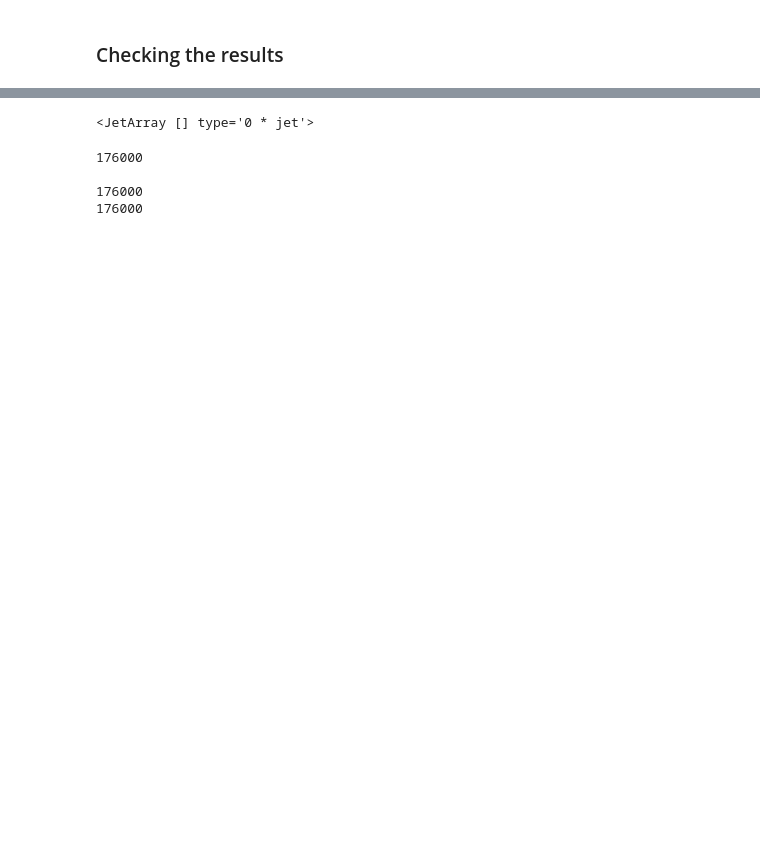
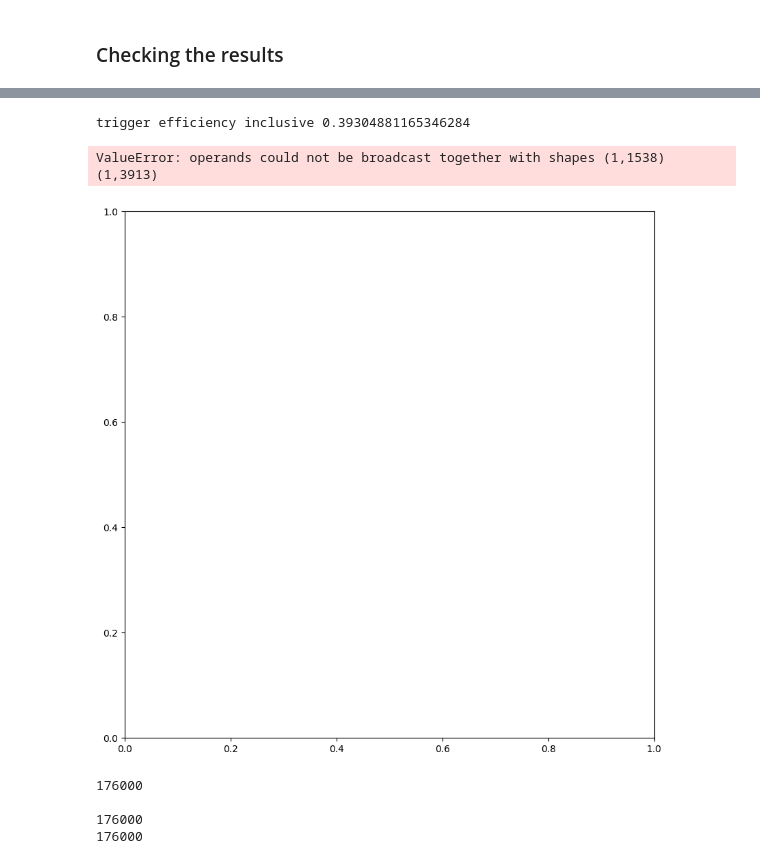
Before and after one commit to Raffaella07/pocket_coffea, a Jupyter notebook: notebooks/matching_ggHBB.ipynb, the cells around one changed output, grey strips where cells are left out. Cells and saved outputs as stored; diff of their text form; code cells hidden in the pictures; blank space fills up the shorter version.

```diff
--- a/notebooks/matching_ggHBB.ipynb
+++ b/notebooks/matching_ggHBB.ipynb
@@ -21,19 +19,16 @@ TypeError: Invalid file type (<class 'list'>)
 # %%
 ievt = 0
+mask_HLT = events.HLT.Mu9_IP6_part0 ==1
+trig_events = events[mask_HLT]
 # %%
 #load_ext snakeviz
 # %%
 #timeit
 #selects gen b quarks with at least a muon child
-isOutgoing = events.GenPart.status == 1
 
-muonChild = (abs(ak.any(events.GenPart.children.pdgId))==13)
-eleChild = abs(ak.any(events.GenPart.children.pdgId))==11
-bquarks = events.GenPart[isB & isOutgoing ]
-
+def get_b(events):
 
 # Select b-quarks at Gen level, coming from H->bb decay
-if dataset == 'ggHTobb':
 
     #It is a b quark
     isB = abs(events.GenPart.pdgId) == 5
@@ -46,8 +41,10 @@ if dataset == 'ggHTobb':
     hasHardMother = events.GenPart[events.GenPart.genPartIdxMother].hasFlags(['fromHardProcess'])
 
     #apply mask to GenParticles
-    bquarks = events.GenPart[isB & hasHmother & hasMuonChildren]
+    bquarks = events.GenPart[isB & hasHmother & ak.any(abs(events.GenPart.children.pdgId)==13)]
 
     # Sort b-quarks by pt
     bquarks = ak.with_name(bquarks[ak.argsort(bquarks.pt, ascending=False)], name='PtEtaPhiMCandidate')
-    print(bquarks.pt)
+    print(len(bquarks.pt))
+
+    return bquarks
@@ -197,6 +181,7 @@ def get_valid_pairs_index(idx_quark, idx_jets, builder):
 # %%
 def get_dijet(jets, transverse=False):
 
+  #  print(jets.fields)
     fields = {
         "pt": -1,
         "eta": 1000,
@@ -208,14 +193,16 @@ def get_dijet(jets, transverse=False):
 
     njets = ak.num(jets[~ak.is_none(jets, axis=1)])
 
-
+    #print(len(jets[ak.num(jets[~ak.is_none(jets, axis=1)])>0]))
 
     jj = jets[:,0] + jets[:,1]
-    jet1 = jets[:,1]
-
-    jet2 = jets[:,1]
+    jet1 = jets[:,0]
+  #  print(jet1)
+    jet2 =  jets[:,1]
+   # print(jet2)
     deltaR = jet1.delta_r(jet2)
 
+   # print(deltaR[0:100])
 
     for var in fields.keys():
 
@@ -230,6 +217,13 @@ def get_dijet(jets, transverse=False):
     dijets = ak.zip(fields, with_name="PtEtaPhiMCandidate")
     dijets = ak.with_field(dijets, deltaR, "dRdiJet", behavior=dijets.behavior)
     return dijets
+
+def do1DHist(data,data1,bins,x_axis):
+    fig, ax = plt.subplots(figsize = (10,10))
+    print('trigger efficiency inclusive',len(data1)/len(data))
+    plt.hist(data,alpha=0.65,density= True, bins=50)
+    plt.hist(data1,alpha=0.65,density=True, bins=50)
+    ax.set_xlabel(x_axis)
 # %% [markdown]
 ### Checking the results
 # %%
@@ -248,7 +282,13 @@ print(len(ak.flatten(idx_matched)))
 # %%
-events.Jet[idx_jets[idx_matched]][10]
+#events.Jet[idx_jets[idx_matched]][10]
+do1DHist(mj_mass,tj_mass,50,"m_{jj} (GeV)")
+do1DHist(mj_pt,tj_pt,50,"p_{T}^{jj} (GeV)")
+do1DHist(mj_deltaR,tj_deltaR,50,"#deltaR ")
+do1DHist(mj_mu,tj_mu,50,"Muon pT (GeV) ")
 # %% [output]
-<JetArray [] type='0 * jet'>
+trigger efficiency inclusive 0.39304881165346284
+ValueError: operands could not be broadcast together with shapes (1,1538) (1,3913)
+[figure, added]
 # %%
 #idx_matched = get_valid_pairs_index(idx_quark, idx_jets, ak.ArrayBuilder()).snapshot()
 #idx_matched = get_valid_pairs_index(idx_quark, idx_jets, ak.ArrayBuilder()).snapshot()
```
Also changed, not shown: parts of 11 cells of this notebook.
